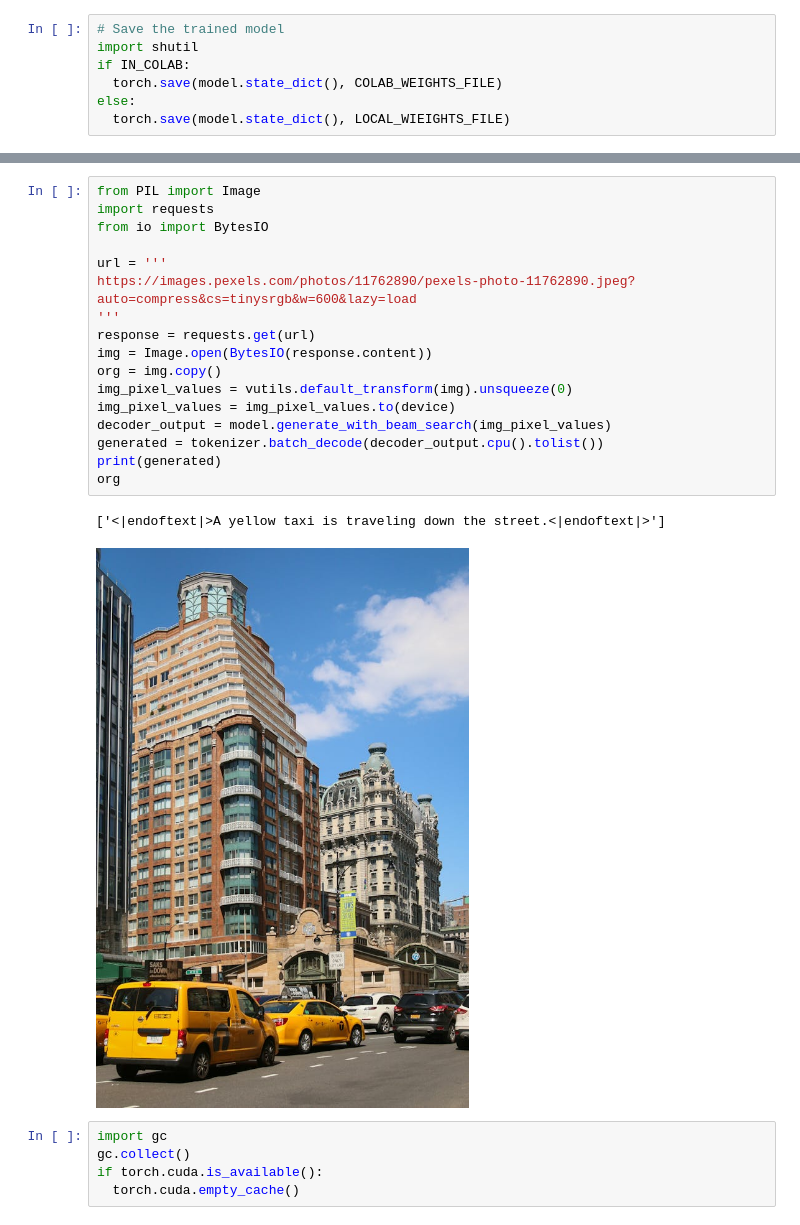
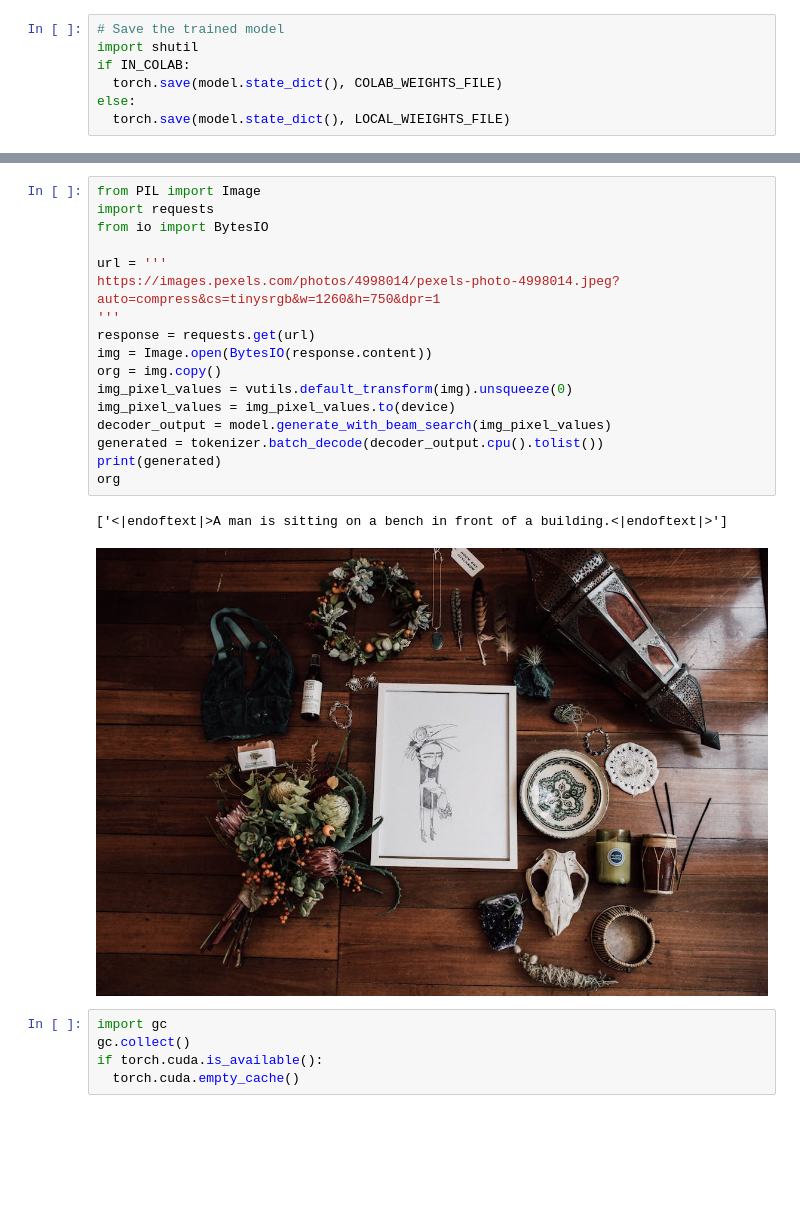
Before and after one commit to Dantsz/ImageCaptioningProject, a Jupyter notebook: encoder-autoregressivedecoder.ipynb, the cells around one changed output, grey strips where cells are left out. Saved outputs shown, nothing was run; the diff lists cells and outputs as text; blank space fills up the shorter version.

```diff
--- a/encoder-autoregressivedecoder.ipynb
+++ b/encoder-autoregressivedecoder.ipynb
@@ -419,23 +406,23 @@ Generated: <|endoftext|>A bus is parked in a lot.<|endoftext|>
 # %%
 from PIL import Image
 import requests
 from io import BytesIO
 
 url = '''
-https://images.pexels.com/photos/11762890/pexels-photo-11762890.jpeg?auto=compress&cs=tinysrgb&w=600&lazy=load
+https://images.pexels.com/photos/4998014/pexels-photo-4998014.jpeg?auto=compress&cs=tinysrgb&w=1260&h=750&dpr=1
 '''
 response = requests.get(url)
 img = Image.open(BytesIO(response.content))
 org = img.copy()
 img_pixel_values = vutils.default_transform(img).unsqueeze(0)
 img_pixel_values = img_pixel_values.to(device)
 decoder_output = model.generate_with_beam_search(img_pixel_values)
 generated = tokenizer.batch_decode(decoder_output.cpu().tolist())
 print(generated)
 org
 # %% [output]
-['<|endoftext|>A yellow taxi is traveling down the street.<|endoftext|>']
+['<|endoftext|>A man is sitting on a bench in front of a building.<|endoftext|>']
-[figure, old version]
+[figure, new version]
 # %%
 import gc
 gc.collect()
```
Also changed, not shown: parts of 11 cells of this notebook.
